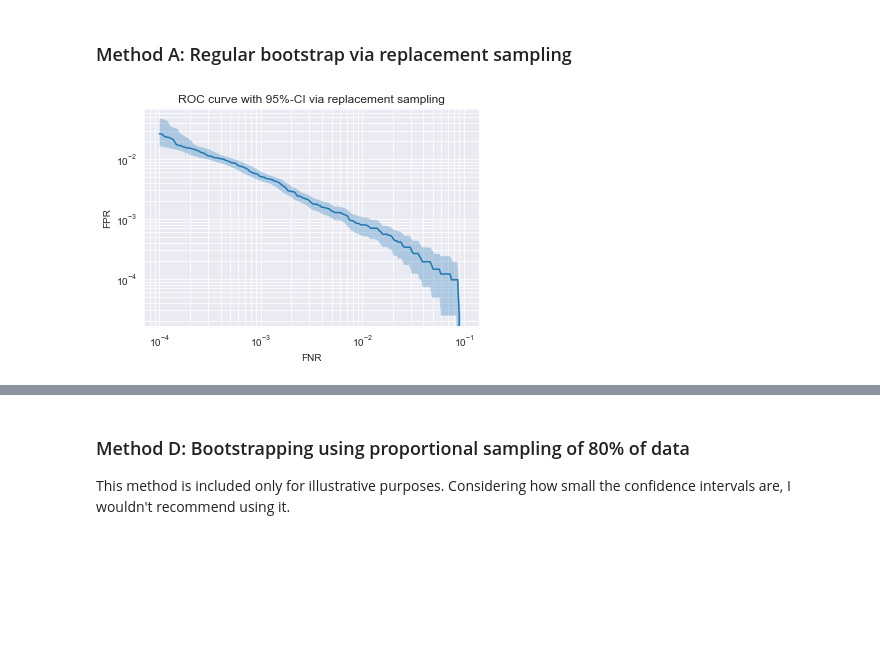
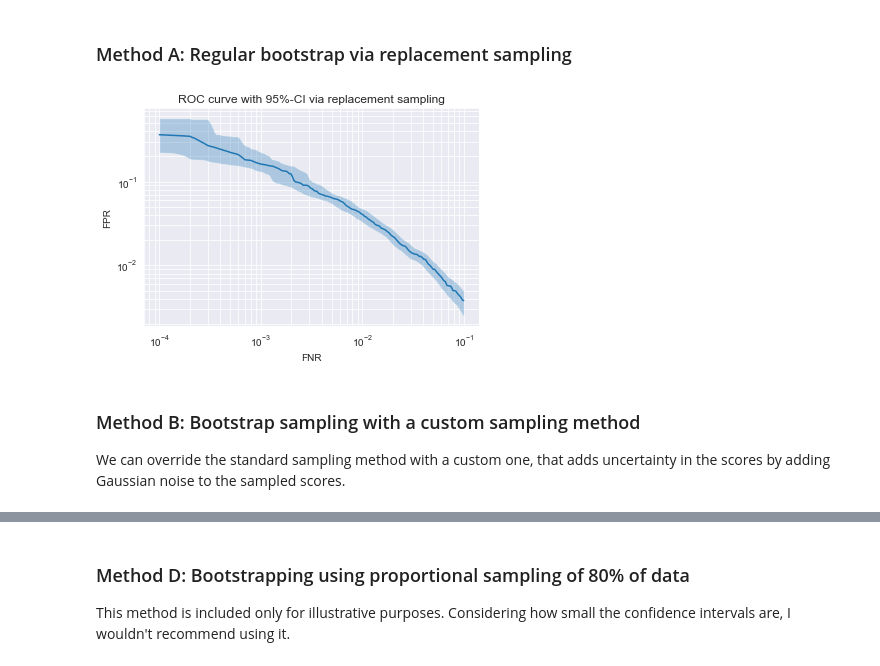
Before and after one commit to martinsbruveris/score-analysis, a Jupyter notebook: notebooks/roc-curve-with-ci.ipynb, the cells around one changed output, grey strips where cells are left out. Cells and saved outputs as stored; diff of their text form; code cells hidden in the pictures; blank space fills up the shorter version.

```diff
--- a/notebooks/roc-curve-with-ci.ipynb
+++ b/notebooks/roc-curve-with-ci.ipynb
@@ -47,10 +24,8 @@ memory usage: 3.8+ MB
 # %%
-scores = Scores.from_labels(
-    scores=df["score"],
-    labels=df["label"],
-    pos_label="pos",
-    score_class="pos",
-)
+pos = np.random.normal(loc=5.0, scale=1.0, size=10_000)
+neg = np.random.normal(loc=1.0, scale=1.0, size=10_000)
+
+scores = Scores(pos, neg)
 # %%
 threshold, eer = scores.eer()
 ci = scores.bootstrap_ci("eer")
@@ -93,25 +68,23 @@ def fpr_at_fnr(scores: Scores, fnr: np.ndarray) -> np.ndarray:
 # %%
 fnr = np.logspace(-4, -1, 200)
 
-# The measured FPR values
-fpr = fpr_at_fnr(scores, fnr)
-
-# The confidence interval
-fpr_ci = scores.bootstrap_ci(
-    metric=partial(fpr_at_fnr, fnr=fnr),
-    nb_samples=1000,
-    method="replacement",
+fpr, fnr, lower, upper = score_analysis.tools.roc_with_ci(
+    scores, fnr=fnr, method="bootstrap", alpha=0.05
 )
 # %%
 plt.figure()
 plt.plot(fnr, fpr)
-plt.fill_between(fnr, fpr_ci[:, 0], fpr_ci[:, 1], alpha=.3)
+plt.fill_between(fnr, lower, upper, alpha=.3)
 plt.xscale("log")
 plt.yscale("log")
 plt.grid(which="both")
 plt.xlabel("FNR")
 plt.ylabel("FPR")
 plt.title("ROC curve with 95%-CI via replacement sampling")
 plt.show()
 # %% [output]
-[figure, old version]
+[figure, new version]
+# %% [markdown]
+### Method B: Bootstrap sampling with a custom sampling method
+
+We can override the standard sampling method with a custom one, that adds uncertainty in the scores by adding Gaussian noise to the sampled scores.
```
Also changed, not shown: parts of 26 cells of this notebook, 4 other files.
